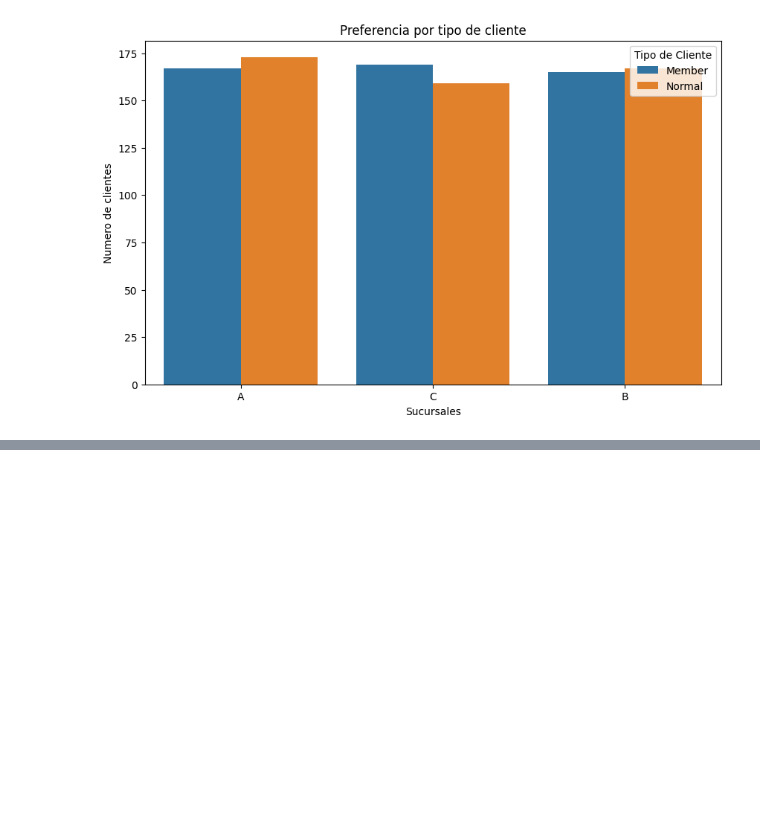
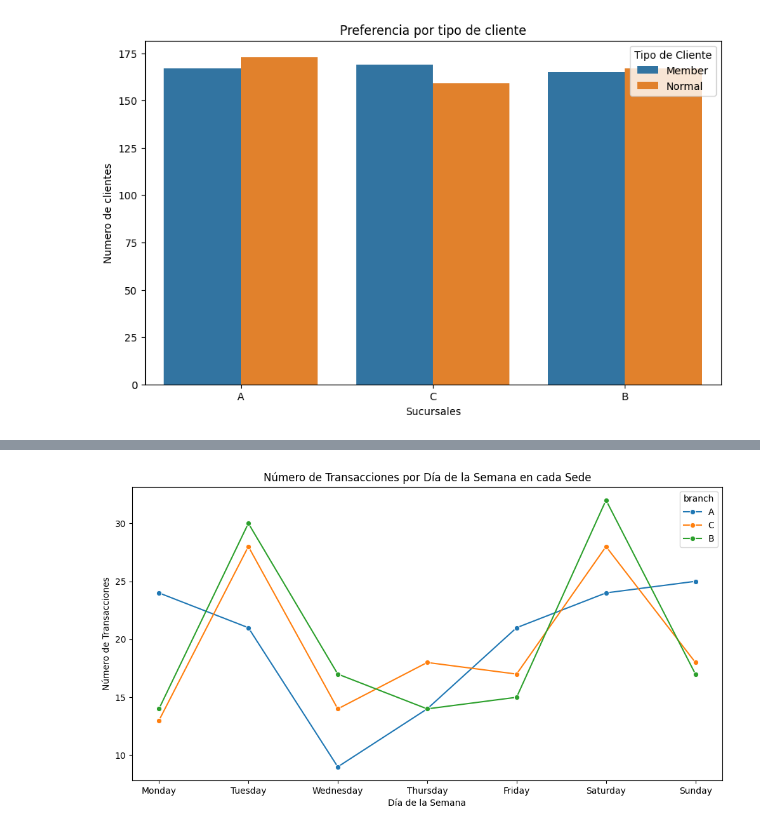
Before and after one commit to mrojash97/dataanalytics, a Jupyter notebook: Python/ANÁLISIS_EDA_Supermarket_Sales.ipynb, the cells around one changed output, grey strips where cells are left out. Saved outputs shown, nothing was run; the diff lists cells and outputs as text; code cells hidden in the pictures; blank space fills up the shorter version.

```diff
--- a/Python/ANÁLISIS_EDA_Supermarket_Sales.ipynb
+++ b/Python/ANÁLISIS_EDA_Supermarket_Sales.ipynb
@@ -351,0 +577,23 @@ plt.show()
+# %%
+# grafica de lineas comparando sucursales, con la cantidad de ventas diarias.
+
+# Agrupando los datos por sucursal y día de la semana, luego cuente las transacciones
+transactions_dia_sucursal = data.groupby(['branch', 'day_of_week'])['invoice_id'].count().reset_index()
+
+# Rename the 'invoice_id' column to 'transaction_count'
+transactions_dia_sucursal.rename(columns={'invoice_id': 'transaction_count'}, inplace=True)
+
+# Reorder days of the week
+day_order = ['Monday', 'Tuesday', 'Wednesday', 'Thursday', 'Friday', 'Saturday', 'Sunday']
+transactions_dia_sucursal['day_of_week'] = pd.Categorical(transactions_dia_sucursal['day_of_week'], categories=day_order, ordered=True)
+transactions_dia_sucursal = transactions_dia_sucursal.sort_values('day_of_week')
+
+# Create the plot
+plt.figure(figsize=(12, 6))
+sns.lineplot(x='day_of_week', y='transaction_count', hue='branch', data=transactions_dia_sucursal, marker='o')
+plt.title('Número de Transacciones por Día de la Semana en cada Sede')
+plt.xlabel('Día de la Semana')
+plt.ylabel('Número de Transacciones')
+plt.show()
+# %% [output]
+[figure, added]
```
Also changed, not shown: parts of 18 cells of this notebook.
